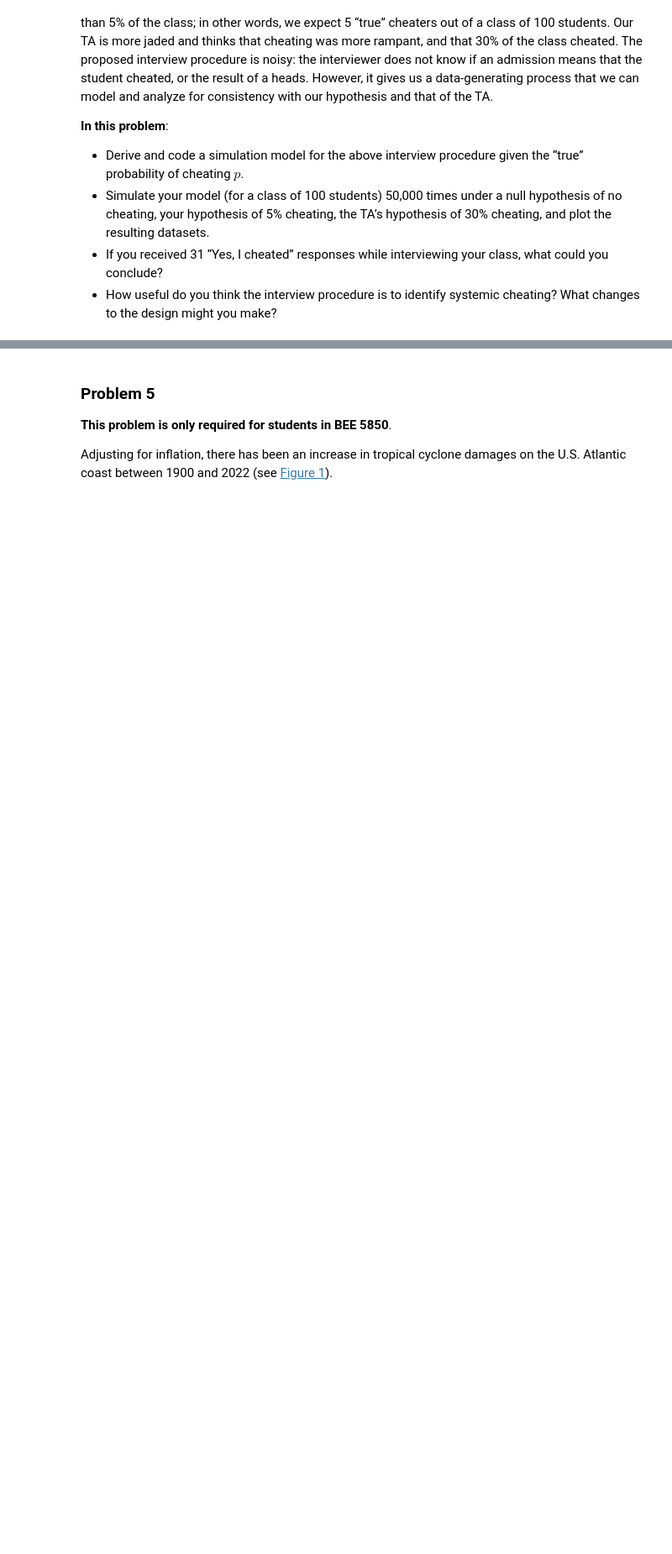
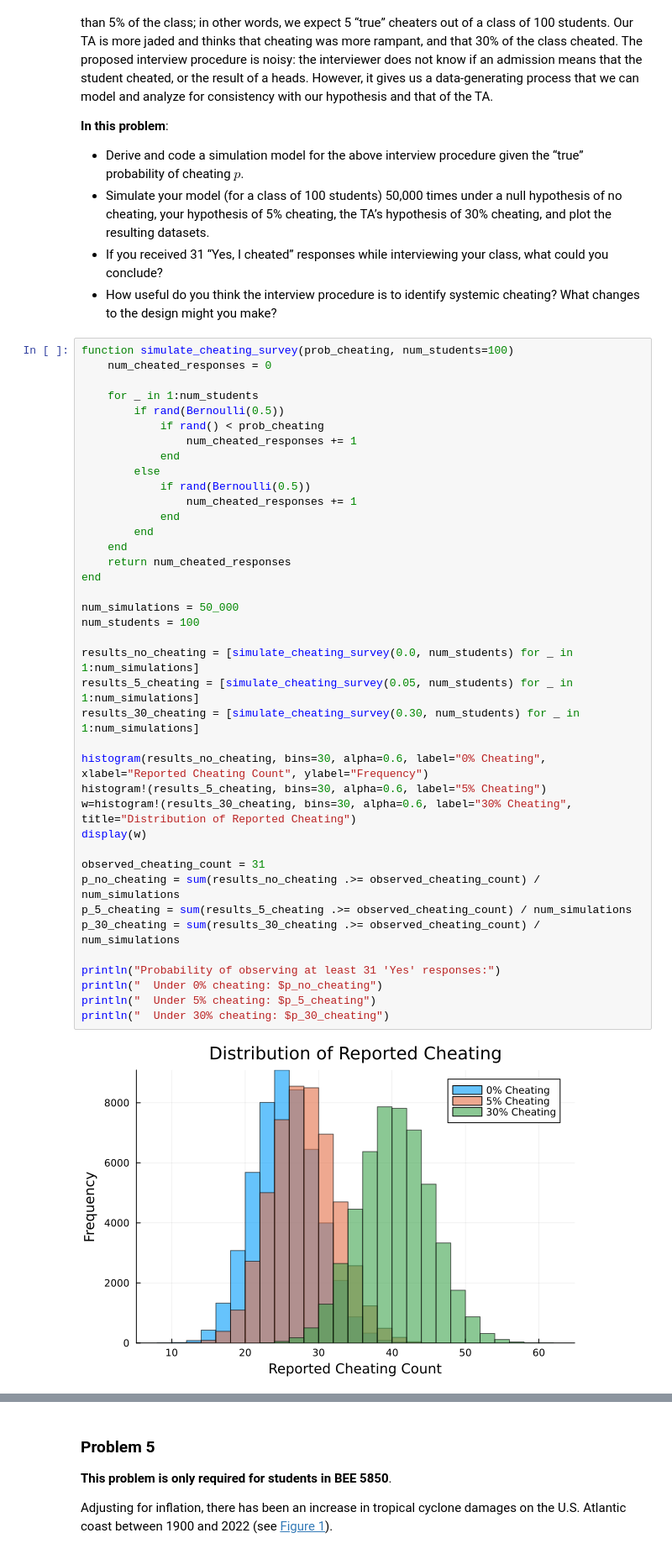
Before and after one commit to reyli4/hw01, a Jupyter notebook: hw01.ipynb, the cells around one changed output, grey strips where cells are left out. Shown: that part at 84% size. Saved outputs shown, nothing was run; the diff lists cells and outputs as text; blank space fills up the shorter version.

```diff
--- a/hw01.ipynb
+++ b/hw01.ipynb
@@ -324,3 +374,44 @@ TA.
     your class, what could you conclude?
 -   How useful do you think the interview procedure is to identify
     systemic cheating? What changes to the design might you make?
+# %%
+function simulate_cheating_survey(prob_cheating, num_students=100)
+    num_cheated_responses = 0
+
+    for _ in 1:num_students
+        if rand(Bernoulli(0.5))
+            if rand() < prob_cheating
+                num_cheated_responses += 1
+            end
+        else
+            if rand(Bernoulli(0.5))
+                num_cheated_responses += 1
+            end
+        end
+    end
+    return num_cheated_responses
+end
+
+num_simulations = 50_000
+num_students = 100
+
+results_no_cheating = [simulate_cheating_survey(0.0, num_students) for _ in 1:num_simulations]
+results_5_cheating = [simulate_cheating_survey(0.05, num_students) for _ in 1:num_simulations]
+results_30_cheating = [simulate_cheating_survey(0.30, num_students) for _ in 1:num_simulations]
+
+histogram(results_no_cheating, bins=30, alpha=0.6, label="0% Cheating", xlabel="Reported Cheating Count", ylabel="Frequency")
+histogram!(results_5_cheating, bins=30, alpha=0.6, label="5% Cheating")
+w=histogram!(results_30_cheating, bins=30, alpha=0.6, label="30% Cheating", title="Distribution of Reported Cheating")
+display(w)
+
+observed_cheating_count = 31
+p_no_cheating = sum(results_no_cheating .>= observed_cheating_count) / num_simulations
+p_5_cheating = sum(results_5_cheating .>= observed_cheating_count) / num_simulations
+p_30_cheating = sum(results_30_cheating .>= observed_cheating_count) / num_simulations
+
+println("Probability of observing at least 31 'Yes' responses:")
+println("  Under 0% cheating: $p_no_cheating")
+println("  Under 5% cheating: $p_5_cheating")
+println("  Under 30% cheating: $p_30_cheating")
+# %% [output]
+[figure, added]
```
Also changed, not shown: parts of 7 cells of this notebook, 1 other file.
